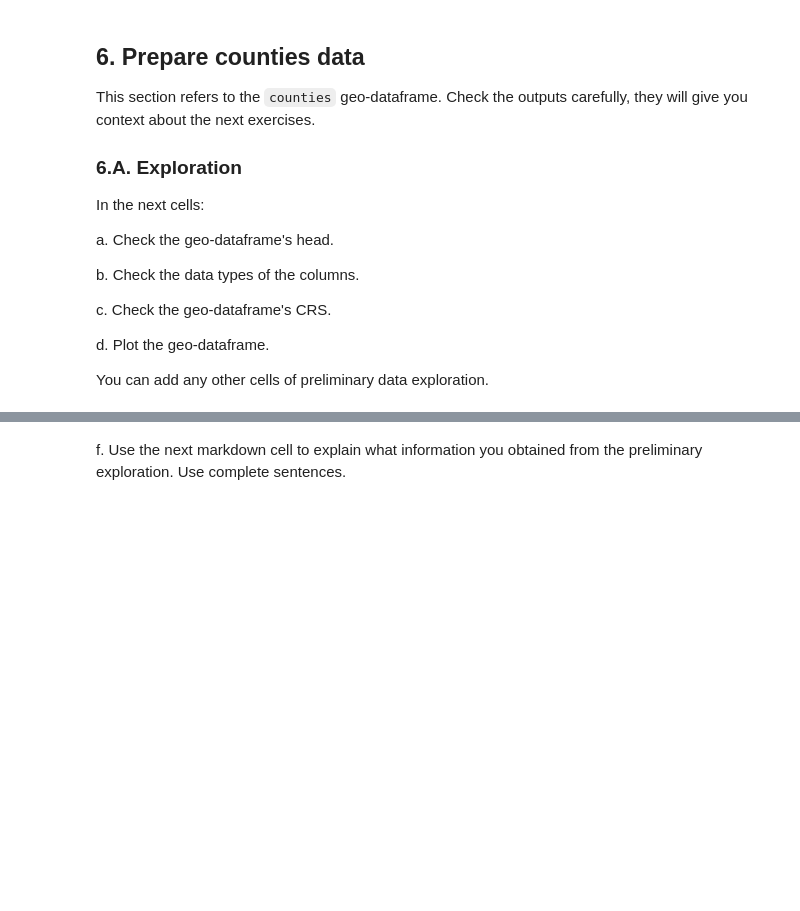
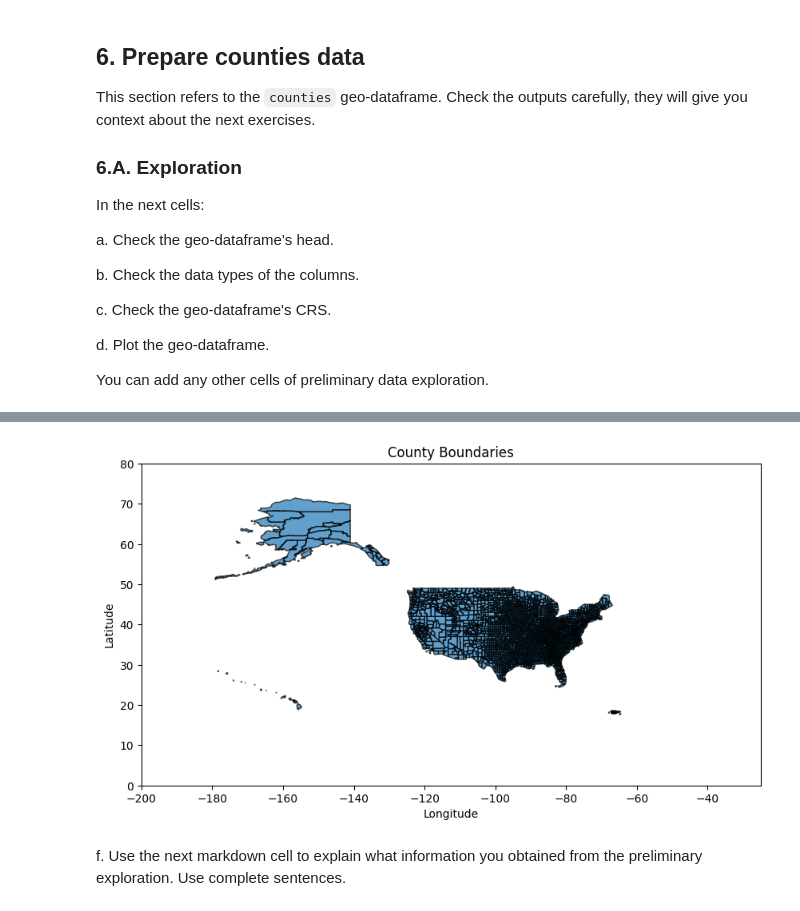
Before and after one commit to kpaya/eds220-hwk3, a Jupyter notebook: hwk3-task2-oil-spills-Paya.ipynb, the cells around one changed output, grey strips where cells are left out. Drawn from its saved outputs; the diff is of its cells as text; code cells hidden in the pictures; blank space fills up the shorter version.

```diff
--- a/hwk3-task2-oil-spills-Paya.ipynb
+++ b/hwk3-task2-oil-spills-Paya.ipynb
@@ -278,3 +329,21 @@ You can add any other cells of preliminary data exploration.
+# %%
+# Plot the counties
+
+ax = counties.plot(figsize=(10, 10), alpha=0.7, edgecolor='black')
+
+# Set y and x-axis limits
+plt.xlim(-200, -25)
+plt.ylim(0, 80)
+
+# Add labes and titles
+plt.title('County Boundaries')
+plt.xlabel('Longitude')
+plt.ylabel('Latitude')
+
+# Show the plot
+plt.show()
+# %% [output]
+[figure, added]
 # %% [markdown]
 <!-- BEGIN QUESTION -->
 
```
Also changed, not shown: parts of 24 cells of this notebook.
